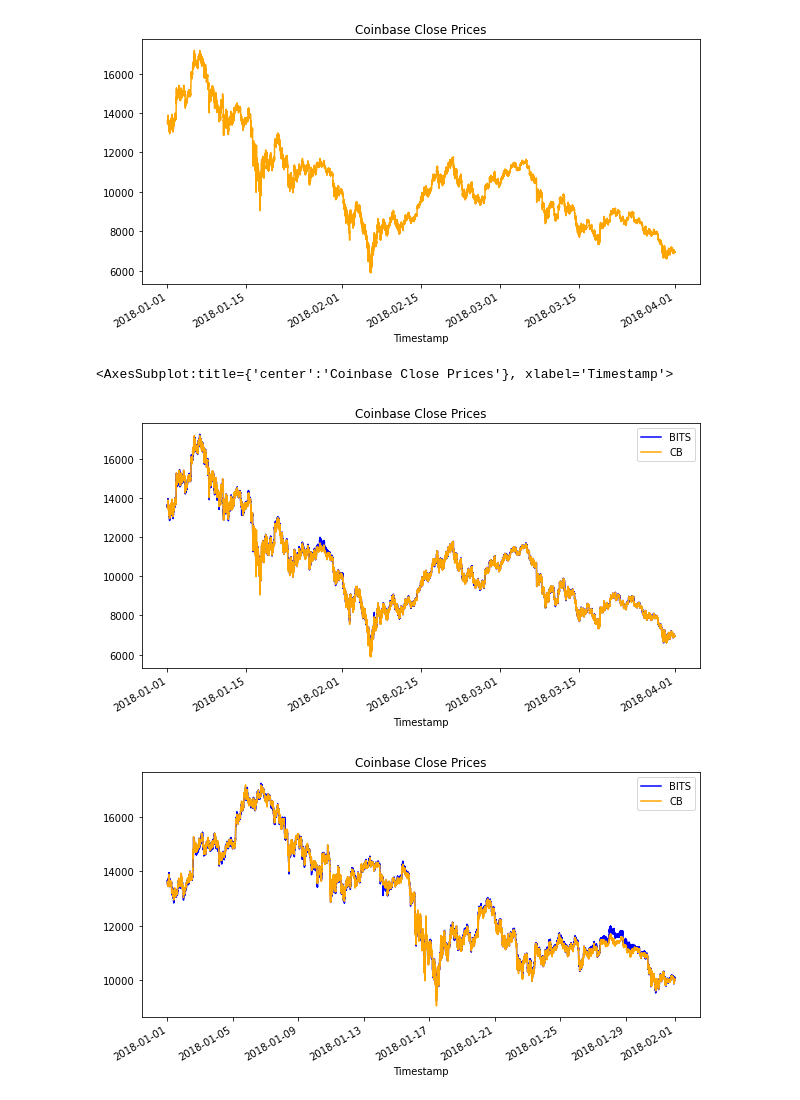
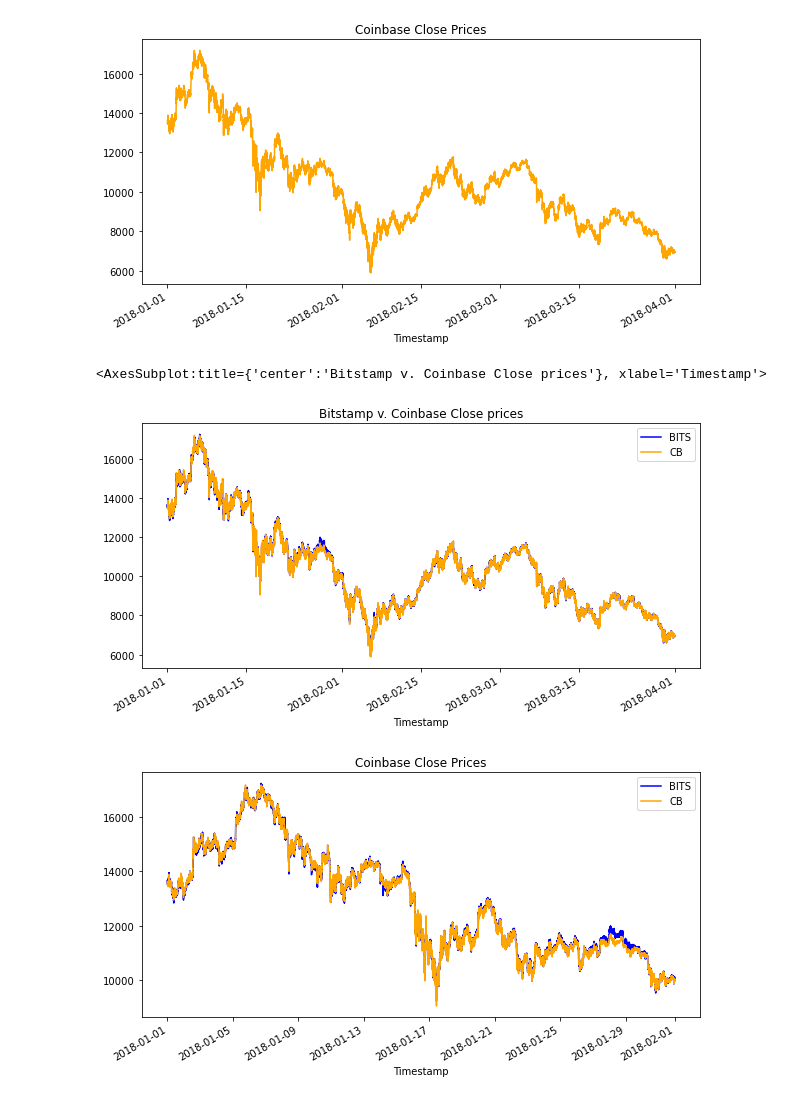
Before and after one commit to NSpectre-Gadget/Module-3, a Jupyter notebook: crypto_arbitrage.ipynb, the cells around one changed output. Cells and saved outputs as stored; diff of their text form; code cells hidden in the pictures.

```diff
--- a/crypto_arbitrage.ipynb
+++ b/crypto_arbitrage.ipynb
@@ -148,9 +148,8 @@ bitstamp = bitstamp.drop_duplicates()
 coinbase.dropna()
 coinbase.head()
 coinbase.loc[:,"Close"]= coinbase.loc[:,"Close"]
-coinbase.dtypes
-#coinbase.loc[:,"Close"] = coinbase.loc[:, "Close"].astype("float")
-#coinbase.dytpes
+coinbase.loc[:,"Close"] = coinbase.loc[:, "Close"].str.replace("$","")
+coinbase.loc[:,"Close"] = coinbase.loc[:, "Close"].astype("float")
 coinbase = coinbase.drop_duplicates()
 coinbase.head()
 # %% [output]
@@ -264,12 +270,12 @@ coinbase_sliced.plot(figsize=(10,5), title="Coinbase Close Prices", color="orang
 # %%
 # Overlay the visualizations for the bitstamp and coinbase DataFrames in one plot
 # The plot should visualize the prices over the full lenth of the dataset
 # Be sure to include the parameters: legend, figure size, title, and color and label
-bitstamp_sliced.plot(legend=True, figsize=(10,5), title="Bitstamp Close Prices", color="blue", label='BITS')
-coinbase_sliced.plot(legend=True, figsize=(10,5), title="Coinbase Close Prices", color="orange", label='CB')
+bitstamp['Close'].plot(legend=True, figsize=(10,5), title="Bitstamp v. Coinbase Close prices", color="blue", label='BITS')
+coinbase['Close'].plot(legend=True, figsize=(10,5), color="orange", label='CB')
 # %% [output]
-<AxesSubplot:title={'center':'Coinbase Close Prices'}, xlabel='Timestamp'>
+<AxesSubplot:title={'center':'Bitstamp v. Coinbase Close prices'}, xlabel='Timestamp'>
-[figure, old version]
+[figure, new version]
 # %%
 # Using the loc and plot functions, create an overlay plot that visualizes
 # the price action of both DataFrames for a one month period early in the dataset
```
Also changed, not shown: parts of 14 cells of this notebook.
